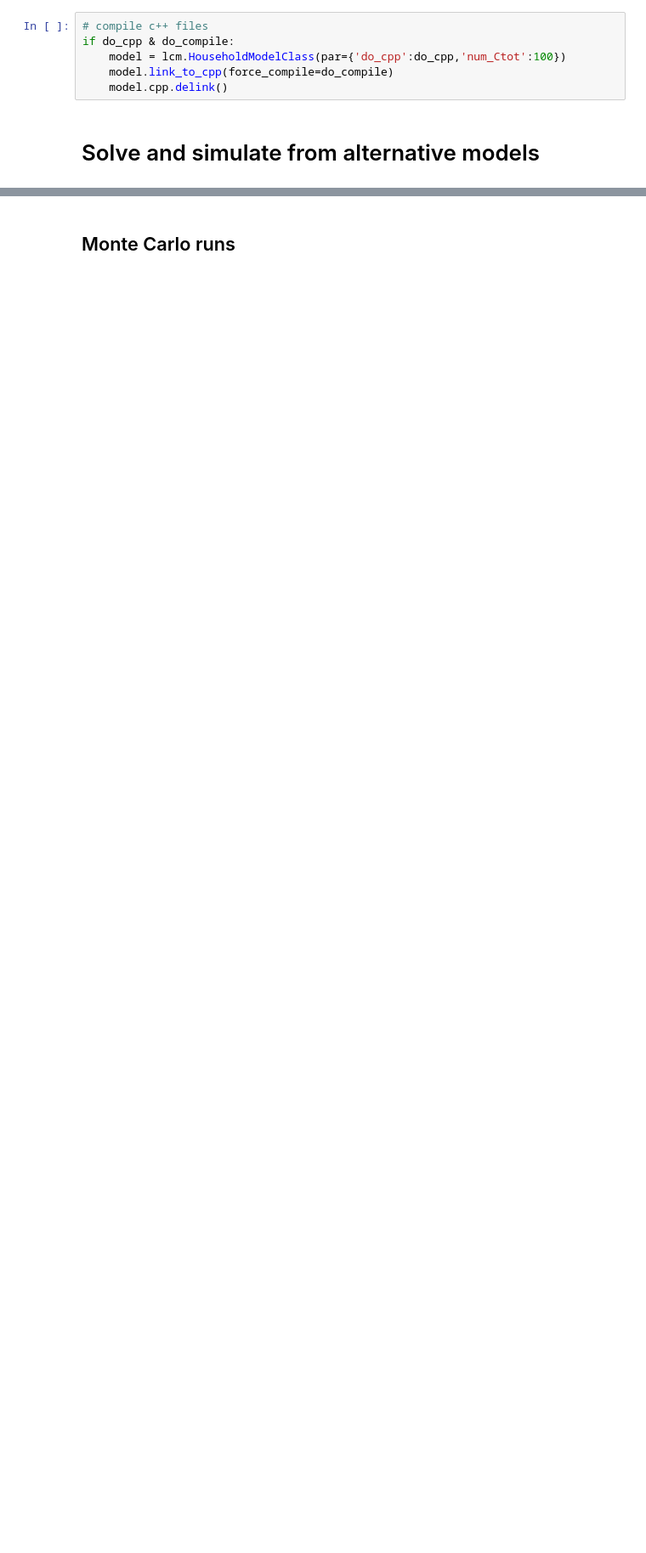
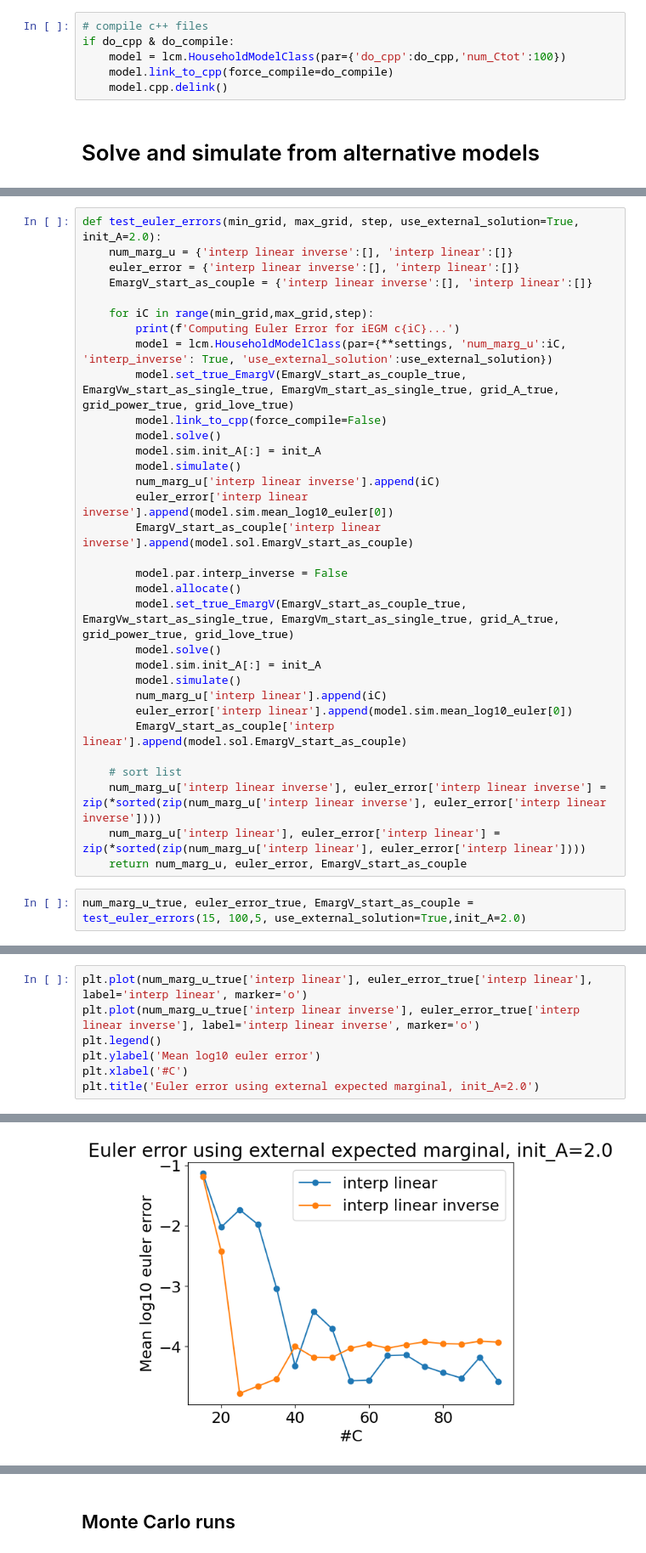
Before and after one commit to ThomasHJorgensen/iEGM, a Jupyter notebook: 02. LimitedCommmitmentModel.ipynb, the cells around one changed output, grey strips where cells are left out. Shown at 85% size. Drawn from its saved outputs; the diff is of its cells as text; blank space fills up the shorter version.

Commit message:
fix: bug in euler error computation

```diff
--- a/02. LimitedCommmitmentModel.ipynb
+++ b/02. LimitedCommmitmentModel.ipynb
@@ -176,0 +193,34 @@ Mean log10 euler error: [-5.25061126]
+# %%
+def test_euler_errors(min_grid, max_grid, step, use_external_solution=True, init_A=2.0):
+    num_marg_u = {'interp linear inverse':[], 'interp linear':[]}
+    euler_error = {'interp linear inverse':[], 'interp linear':[]}
+    EmargV_start_as_couple = {'interp linear inverse':[], 'interp linear':[]}
+
+    for iC in range(min_grid,max_grid,step):
+        print(f'Computing Euler Error for iEGM c{iC}...')
+        model = lcm.HouseholdModelClass(par={**settings, 'num_marg_u':iC, 'interp_inverse': True, 'use_external_solution':use_external_solution})
+        model.set_true_EmargV(EmargV_start_as_couple_true, EmargVw_start_as_single_true, EmargVm_start_as_single_true, grid_A_true, grid_power_true, grid_love_true)
+        model.link_to_cpp(force_compile=False)
+        model.solve()
+        model.sim.init_A[:] = init_A
+        model.simulate()
+        num_marg_u['interp linear inverse'].append(iC)
+        euler_error['interp linear inverse'].append(model.sim.mean_log10_euler[0])
+        EmargV_start_as_couple['interp linear inverse'].append(model.sol.EmargV_start_as_couple)
+
+        model.par.interp_inverse = False
+        model.allocate()
+        model.set_true_EmargV(EmargV_start_as_couple_true, EmargVw_start_as_single_true, EmargVm_start_as_single_true, grid_A_true, grid_power_true, grid_love_true)
+        model.solve()
+        model.sim.init_A[:] = init_A
+        model.simulate()
+        num_marg_u['interp linear'].append(iC)
+        euler_error['interp linear'].append(model.sim.mean_log10_euler[0])
+        EmargV_start_as_couple['interp linear'].append(model.sol.EmargV_start_as_couple)
+
+    # sort list
+    num_marg_u['interp linear inverse'], euler_error['interp linear inverse'] = zip(*sorted(zip(num_marg_u['interp linear inverse'], euler_error['interp linear inverse'])))
+    num_marg_u['interp linear'], euler_error['interp linear'] = zip(*sorted(zip(num_marg_u['interp linear'], euler_error['interp linear'])))
+    return num_marg_u, euler_error, EmargV_start_as_couple
+# %%
+num_marg_u_true, euler_error_true, EmargV_start_as_couple = test_euler_errors(15, 100,5, use_external_solution=True,init_A=2.0)
@@ -176,0 +245,8 @@ Mean log10 euler error: [-5.25061126]
+# %%
+plt.plot(num_marg_u_true['interp linear'], euler_error_true['interp linear'], label='interp linear', marker='o')
+plt.plot(num_marg_u_true['interp linear inverse'], euler_error_true['interp linear inverse'], label='interp linear inverse', marker='o')
+plt.legend()
+plt.ylabel('Mean log10 euler error')
+plt.xlabel('#C')
+plt.title('Euler error using external expected marginal, init_A=2.0')
+# %% [output]
@@ -176,0 +254 @@ Mean log10 euler error: [-5.25061126]
+[figure, added]
```
Also changed, not shown: parts of 15 cells of this notebook, 2 other files.
